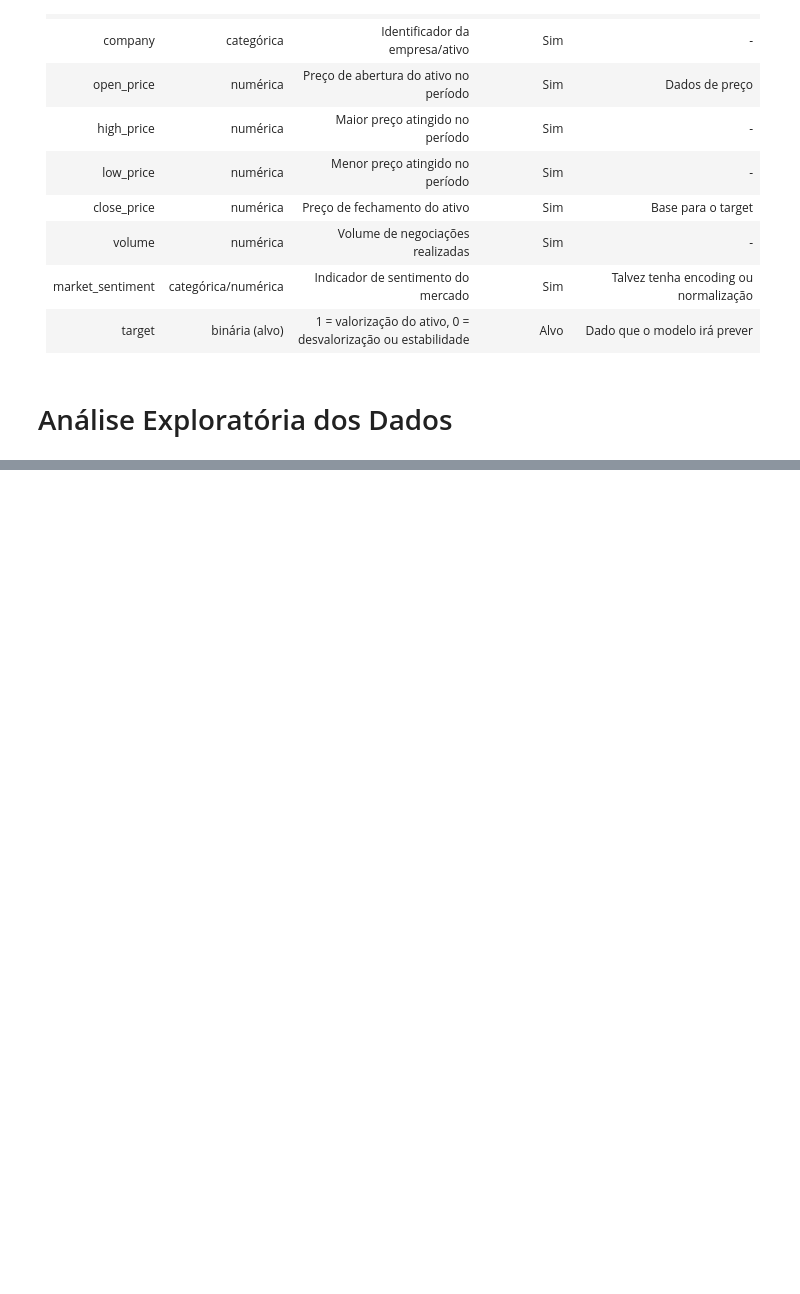
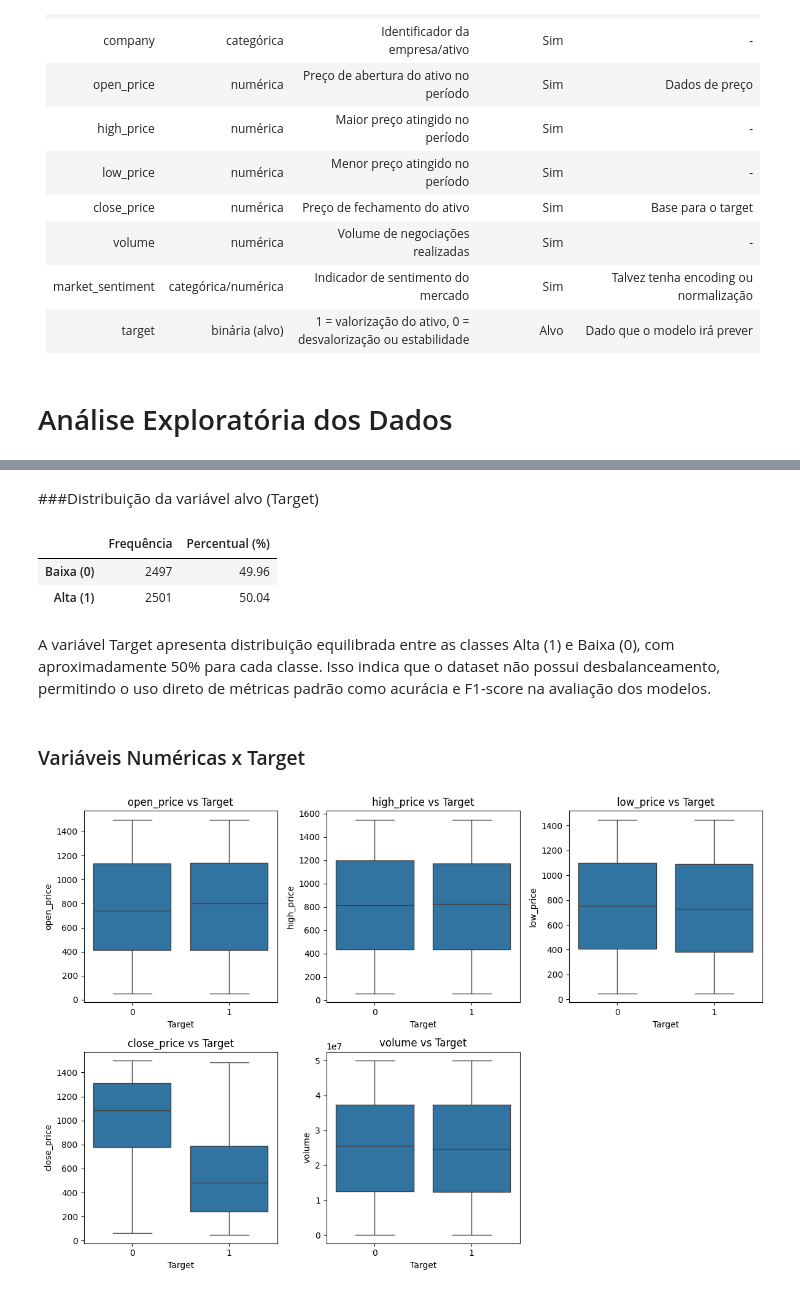
Before and after one commit to Vieiraligia/Data-Science-and-Analytics, a Jupyter notebook: MVP Machine Learning e Analytics/MVP_MachineLearningAnalytics.ipynb, the cells around one changed output, grey strips where cells are left out. Drawn from its saved outputs; the diff is of its cells as text; code cells hidden in the pictures; blank space fills up the shorter version.

```diff
--- a/MVP Machine Learning e Analytics/MVP_MachineLearningAnalytics.ipynb
+++ b/MVP Machine Learning e Analytics/MVP_MachineLearningAnalytics.ipynb
@@ -271,0 +282,43 @@ display(df.sample(5, random_state=SEED))
+# %% [markdown]
+###Distribuição da variável alvo (Target)
+# %%
+# variável alvo
+# 1 = Alta e 0 = Baixa
+
+df["Target"] = (df["close_price"].shift(-1) > df["close_price"]).astype(int)
+
+# não existe close_price(t+1) tirar
+df = df.iloc[:-1]
+# %%
+# frequência das classes em % e total
+
+target_summary = pd.DataFrame({
+    "Frequência": df["Target"].value_counts().sort_index(),
+    "Percentual (%)": (df["Target"].value_counts(normalize=True).sort_index()*100).round(2)
+})
+
+target_summary.index = ["Baixa (0)", "Alta (1)"]
+
+target_summary
+# %% [output]
+|  | Frequência | Percentual (%) |
+| Baixa (0) | 2497 | 49.96 |
+| Alta (1) | 2501 | 50.04 |
+# %% [markdown]
+A variável Target apresenta distribuição equilibrada entre as classes Alta (1) e Baixa (0), com aproximadamente 50% para cada classe. Isso indica que o dataset não possui desbalanceamento, permitindo o uso direto de métricas padrão como acurácia e F1-score na avaliação dos modelos.
+# %% [markdown]
+### Variáveis Numéricas x Target
+# %%
+features = ["open_price", "high_price", "low_price", "close_price", "volume"]
+
+plt.figure(figsize=(12,8))
+
+for i, col in enumerate(features, 1):
+    plt.subplot(2, 3, i)
+    sns.boxplot(data=df, x="Target", y=col)
+    plt.title(f"{col} vs Target")
+
+plt.tight_layout()
+plt.show()
+# %% [output]
+[figure, added]
```
Also changed, not shown: parts of 27 cells of this notebook.
